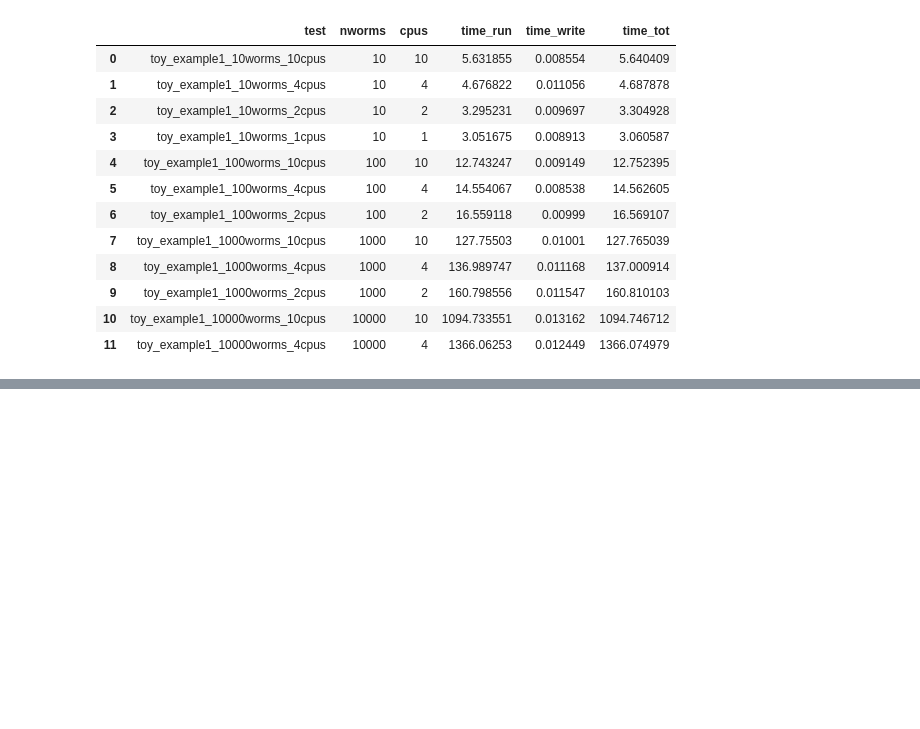
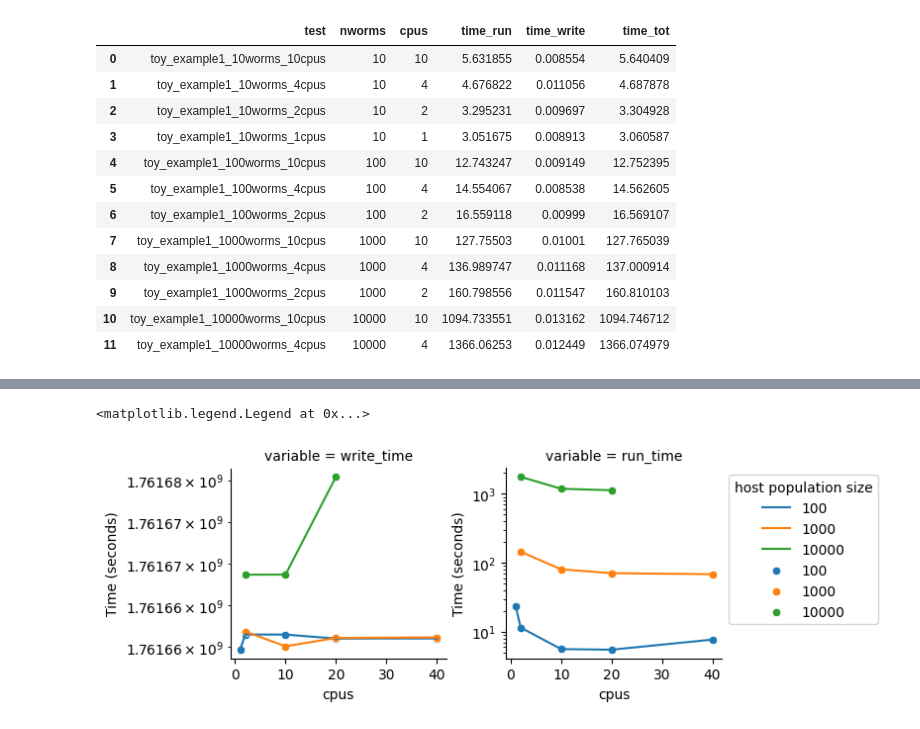
Before and after one commit to maepz/Modeling_trophosome, a Jupyter notebook: notebooks/Investigate_scaling_up_server.ipynb, the cells around one changed output, grey strips where cells are left out. Saved outputs shown, nothing was run; the diff lists cells and outputs as text; code cells hidden in the pictures; blank space fills up the shorter version.

```diff
--- a/notebooks/Investigate_scaling_up_server.ipynb
+++ b/notebooks/Investigate_scaling_up_server.ipynb
@@ -474,0 +308,6 @@ TypeError: str.join() takes exactly one argument (6 given)
+# %%
+time_df=pd.read_csv('/home/qiulab/data/CRF_project/scratch/Modeling_trophosome/Scaling_up_investigation/2025_10_28/times.txt',sep='\t',header=0)
+df=time_df.melt(id_vars=['test','n_worms','cpus'])
+df[df.test.str.contains('toy_example1')]
+print(max(df[(df.test.str.contains('toy_example1')) & (df.variable=='run_time')].value.values),
+     min(df[(df.test.str.contains('toy_example1')) & (df.variable=='run_time')].value.values))
@@ -474,0 +336,12 @@ TypeError: str.join() takes exactly one argument (6 given)
+# %%
+import seaborn as sns
+g = sns.FacetGrid(df[(df.test.str.contains('toy_example1')) & (df.n_worms!=40)], hue="n_worms",col='variable',sharey=False)
+g.map(sns.lineplot,'cpus','value')
+g.map(sns.scatterplot,'cpus','value')
+g.set(yscale='log')
+g.set(ylabel='Time (seconds)')
+
+plt.legend(bbox_to_anchor=(1, 1),title="host population size")
+# %% [output]
+<matplotlib.legend.Legend at 0x...>
+[figure, added]
```
Also changed, not shown: parts of 15 cells of this notebook, 7 other files.
